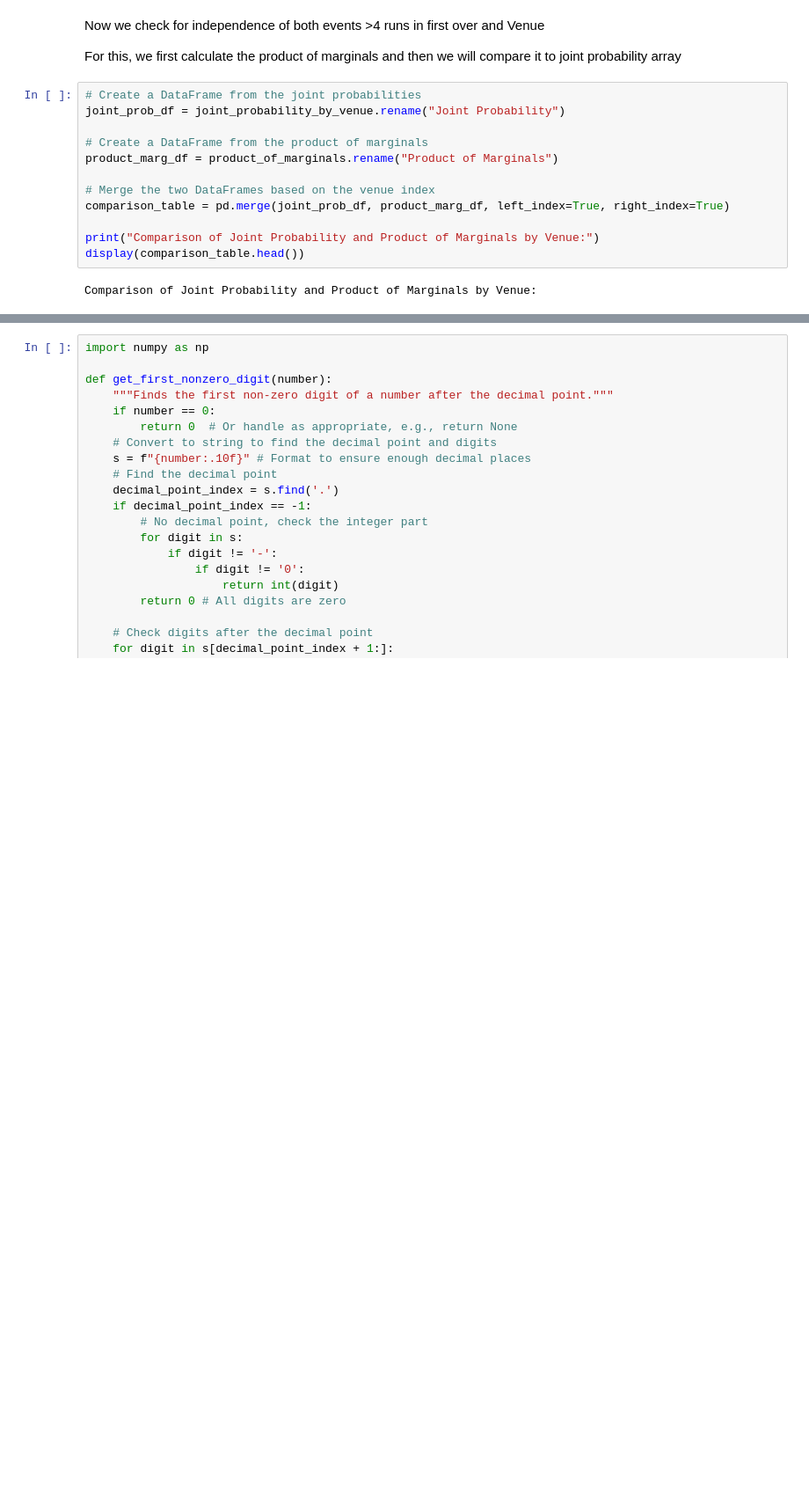
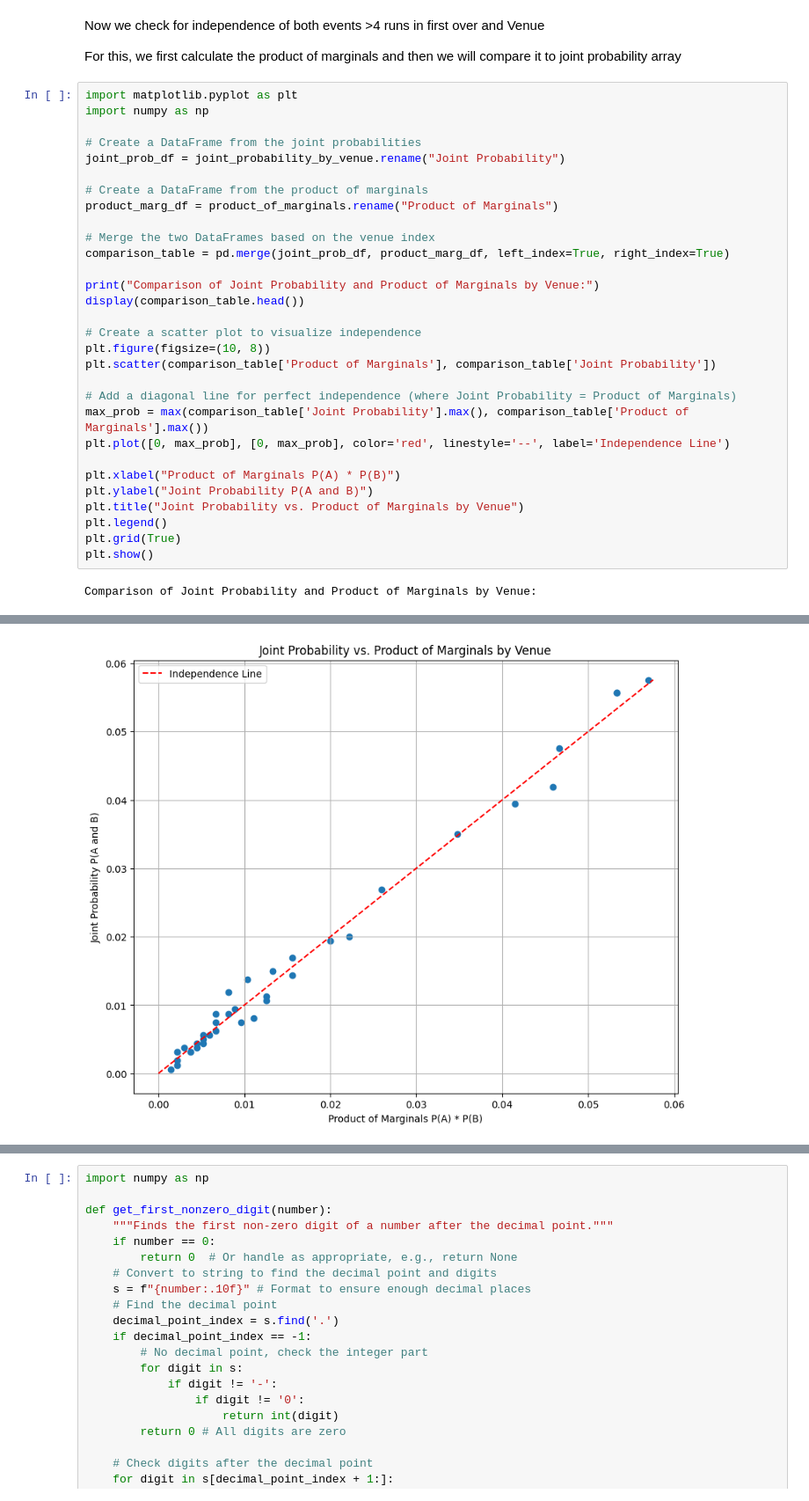
Before and after one commit to 23f1002944/EDA-Probability-Distributions, a Jupyter notebook: Joint_Probability.ipynb, the cells around one changed output, grey strips where cells are left out. Shown: that part at 88% size. Saved outputs shown, nothing was run; the diff lists cells and outputs as text; blank space fills up the shorter version.

Commit message:
added a scatter plot also to check independence

```diff
--- a/Joint_Probability.ipynb
+++ b/Joint_Probability.ipynb
@@ -202,23 +202,42 @@ Now we check for independence of both events >4 runs in first over and Venue
 
 For this, we first calculate the product of marginals and then we will compare it to joint probability array
 # %%
+import matplotlib.pyplot as plt
+import numpy as np
+
 # Create a DataFrame from the joint probabilities
 joint_prob_df = joint_probability_by_venue.rename("Joint Probability")
 
 # Create a DataFrame from the product of marginals
 product_marg_df = product_of_marginals.rename("Product of Marginals")
 
 # Merge the two DataFrames based on the venue index
 comparison_table = pd.merge(joint_prob_df, product_marg_df, left_index=True, right_index=True)
 
 print("Comparison of Joint Probability and Product of Marginals by Venue:")
 display(comparison_table.head())
+
+# Create a scatter plot to visualize independence
+plt.figure(figsize=(10, 8))
+plt.scatter(comparison_table['Product of Marginals'], comparison_table['Joint Probability'])
+
+# Add a diagonal line for perfect independence (where Joint Probability = Product of Marginals)
+max_prob = max(comparison_table['Joint Probability'].max(), comparison_table['Product of Marginals'].max())
+plt.plot([0, max_prob], [0, max_prob], color='red', linestyle='--', label='Independence Line')
+
+plt.xlabel("Product of Marginals P(A) * P(B)")
+plt.ylabel("Joint Probability P(A and B)")
+plt.title("Joint Probability vs. Product of Marginals by Venue")
+plt.legend()
+plt.grid(True)
+plt.show()
 # %% [output]
 Comparison of Joint Probability and Product of Marginals by Venue:
 |  | Joint Probability | Product of Marginals |
 | venue |  |  |
 | Barabati Stadium | 0.005006 | 0.005186 |
 | Brabourne Stadium | 0.011890 | 0.008150 |
 | Buffalo Park | 0.001252 | 0.002223 |
 | De Beers Diamond Oval | 0.003129 | 0.002223 |
 | Dr DY Patil Sports Academy | 0.010638 | 0.012596 |
+[figure, added]
```
Also changed, not shown: parts of 1 cell of this notebook.
